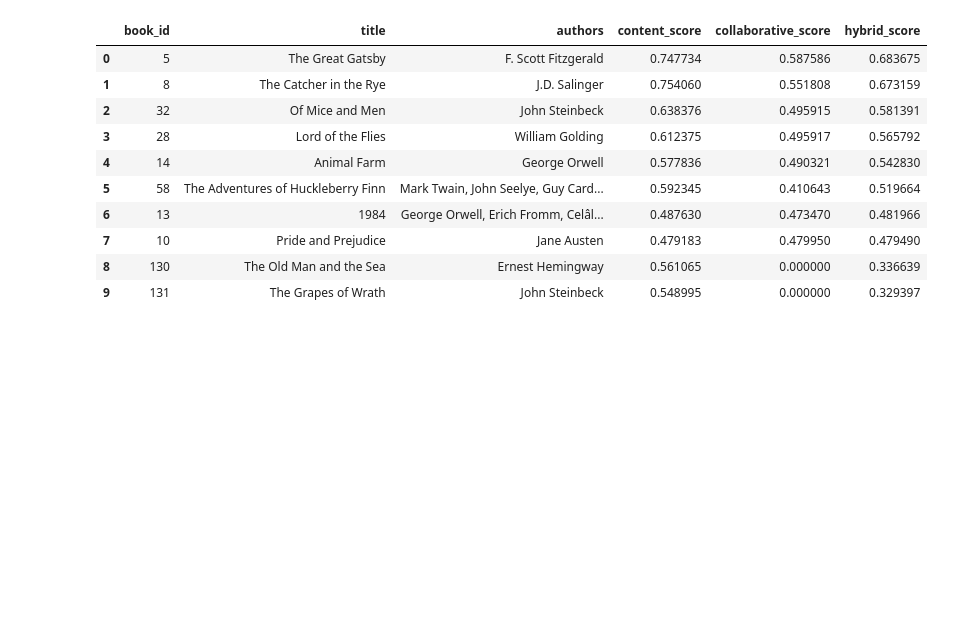
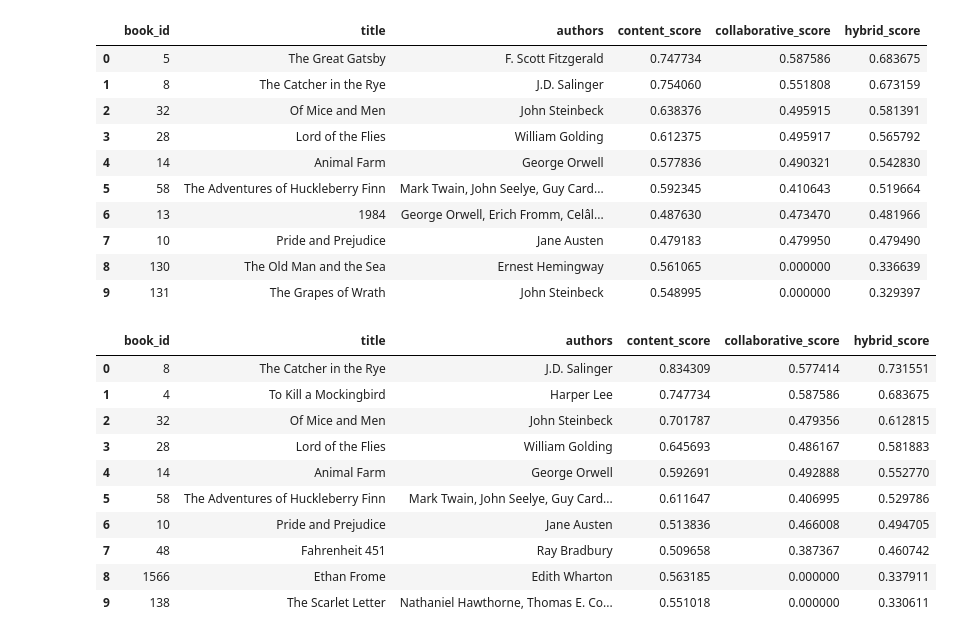
Before and after one commit to Yashi-tech-ai/BookNest, a Jupyter notebook: Notebooks/02_dataset_preprocessing.ipynb, the cells around one changed output. Cells and saved outputs as stored; diff of their text form; code cells hidden in the pictures; blank space fills up the shorter version.

```diff
--- a/Notebooks/02_dataset_preprocessing.ipynb
+++ b/Notebooks/02_dataset_preprocessing.ipynb
@@ -1012,3 +1012,19 @@ recommend_hybrid(
 | 7 | 10 | Pride and Prejudice | Jane Austen | 0.479183 | 0.479950 | 0.479490 |
 | 8 | 130 | The Old Man and the Sea | Ernest Hemingway | 0.561065 | 0.000000 | 0.336639 |
 | 9 | 131 | The Grapes of Wrath | John Steinbeck | 0.548995 | 0.000000 | 0.329397 |
+# %%
+recommend_hybrid(
+    "The Great Gatsby"
+)
+# %% [output]
+|  | book_id | title | authors | content_score | collaborative_score | hybrid_score |
+| 0 | 8 | The Catcher in the Rye | J.D. Salinger | 0.834309 | 0.577414 | 0.731551 |
+| 1 | 4 | To Kill a Mockingbird | Harper Lee | 0.747734 | 0.587586 | 0.683675 |
+| 2 | 32 | Of Mice and Men | John Steinbeck | 0.701787 | 0.479356 | 0.612815 |
+| 3 | 28 | Lord of the Flies | William Golding | 0.645693 | 0.486167 | 0.581883 |
+| 4 | 14 | Animal Farm | George Orwell | 0.592691 | 0.492888 | 0.552770 |
+| 5 | 58 | The Adventures of Huckleberry Finn | Mark Twain, John Seelye, Guy Card... | 0.611647 | 0.406995 | 0.529786 |
+| 6 | 10 | Pride and Prejudice | Jane Austen | 0.513836 | 0.466008 | 0.494705 |
+| 7 | 48 | Fahrenheit 451 | Ray Bradbury | 0.509658 | 0.387367 | 0.460742 |
+| 8 | 1566 | Ethan Frome | Edith Wharton | 0.563185 | 0.000000 | 0.337911 |
+| 9 | 138 | The Scarlet Letter | Nathaniel Hawthorne, Thomas E. Co... | 0.551018 | 0.000000 | 0.330611 |
```
